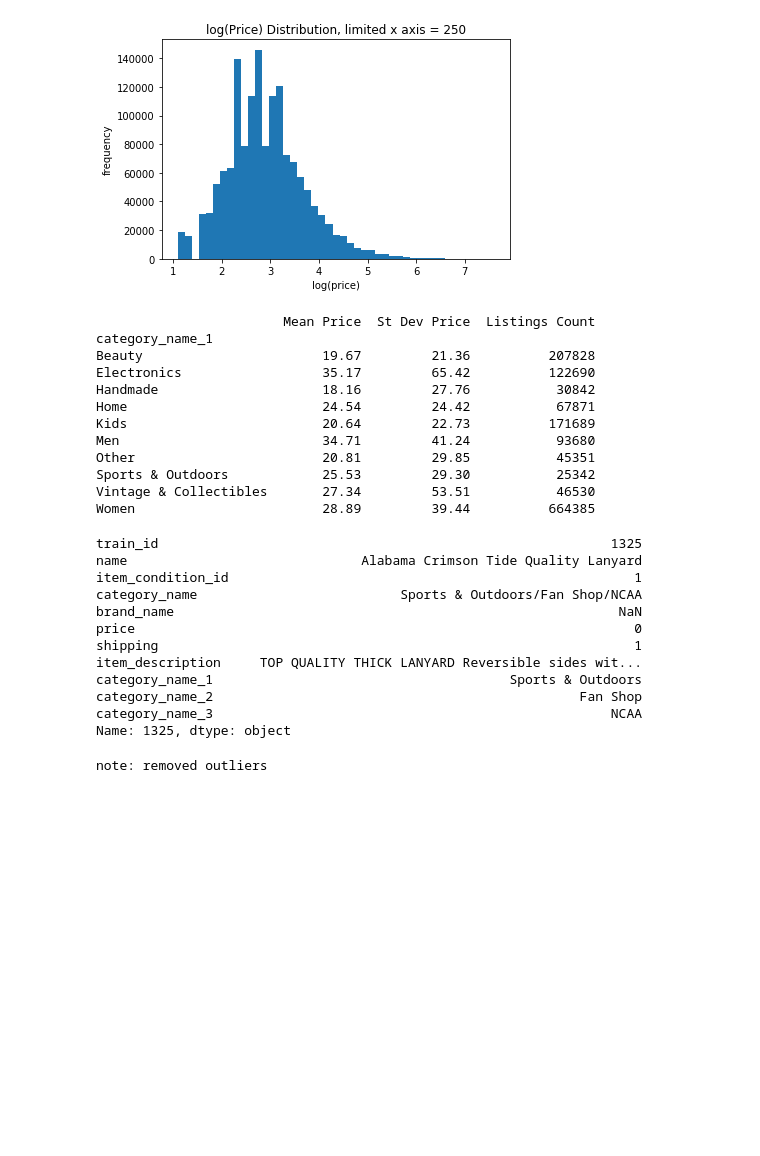
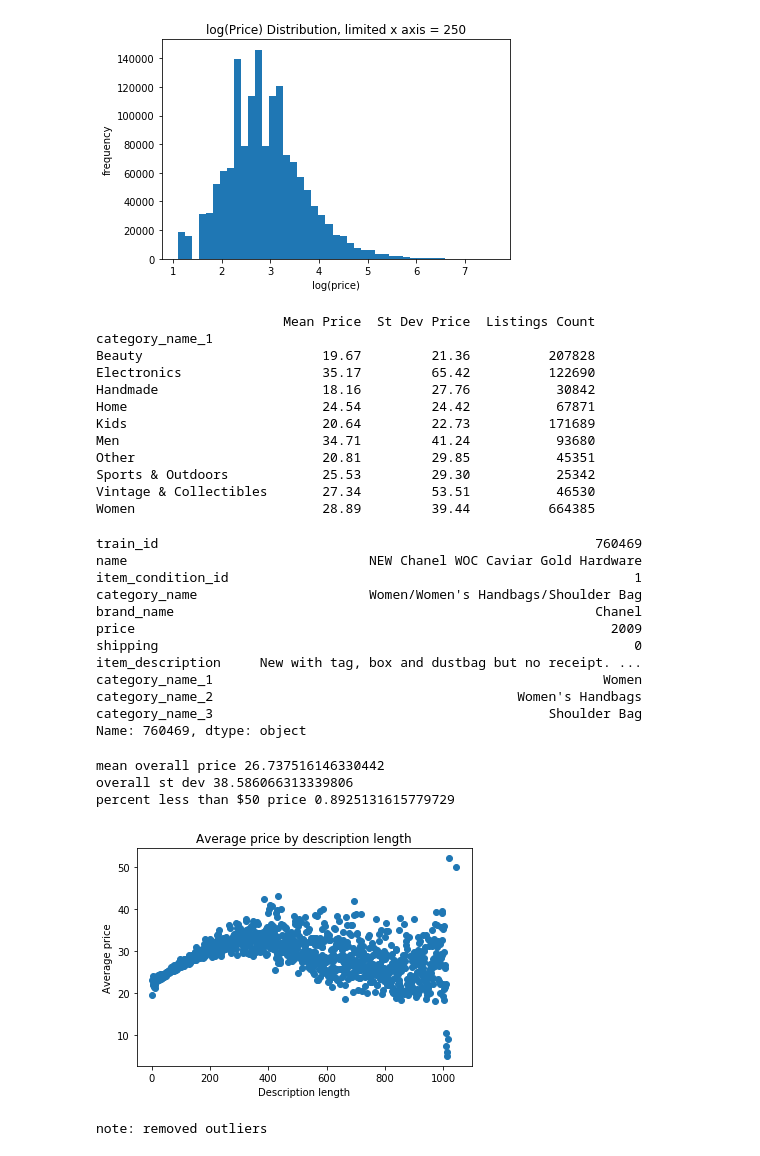
Before and after one commit to andrewredd/mlps-project, a Jupyter notebook: Data_Exploration.ipynb, the cells around one changed output. Cells and saved outputs as stored; diff of their text form; code cells hidden in the pictures; blank space fills up the shorter version.

```diff
--- a/Data_Exploration.ipynb
+++ b/Data_Exploration.ipynb
@@ -123,7 +123,7 @@ summary_category.columns = ['Mean Price', 'St Dev Price', "Listings Count"]
 
 print(round(summary_category , 2))
 train_clean.groupby('category_name_1')['price'].max()
-train_clean.iloc[train_clean['price'].idxmin()]
+train_clean.iloc[train_clean['price'].idxmax()]
 # %% [output]
                         Mean Price  St Dev Price  Listings Count
 category_name_1
@@ -137,18 +137,48 @@ Other                        20.81         29.85           45351
 Sports & Outdoors            25.53         29.30           25342
 Vintage & Collectibles       27.34         53.51           46530
 Women                        28.89         39.44          664385
-train_id                                                          1325
-name                              Alabama Crimson Tide Quality Lanyard
+train_id                                                        760469
+name                               NEW Chanel WOC Caviar Gold Hardware
 item_condition_id                                                    1
-category_name                          Sports & Outdoors/Fan Shop/NCAA
-brand_name                                                         NaN
-price                                                                0
-shipping                                                             1
-item_description     TOP QUALITY THICK LANYARD Reversible sides wit...
-category_name_1                                      Sports & Outdoors
-category_name_2                                               Fan Shop
-category_name_3                                                   NCAA
-Name: 1325, dtype: object
+category_name                      Women/Women's Handbags/Shoulder Bag
+brand_name                                                      Chanel
+price                                                             2009
+shipping                                                             0
+item_description     New with tag, box and dustbag but no receipt. ...
+category_name_1                                                  Women
+category_name_2                                       Women's Handbags
+category_name_3                                           Shoulder Bag
+Name: 760469, dtype: object
+# %%
+print("mean overall price" , train_clean["price"].mean())
+print("overall st dev", train_clean["price"].std())
+
+print("percent less than $50 price", len(train_clean.loc[train_clean['price'] < 50]) / len(train_clean))
+print()
+# %% [output]
+mean overall price 26.737516146330442
+overall st dev 38.586066313339806
+percent less than $50 price 0.8925131615779729
+# %%
+train_clean["desc_len"] = train_clean["item_description"].str.len()
+# %%
+train_clean
+series = train_clean.groupby('desc_len')['price'].mean()
+desc_len = np.sort(train_clean.desc_len.unique())
+
+series.values
+desc_len[:-1]
+
+
+plt.scatter(desc_len[:-1], series.values)
+sns.set
+plt.title("Average price by description length")
+plt.xlabel("Description length")
+plt.ylabel("Average price")
+plt.savefig('Images/price_v_desc_len.png')
+plt.show()
+# %% [output]
+[figure, added]
 # %%
 
 print("note: removed outliers")
```
Also changed, not shown: parts of 2 cells of this notebook, 1 other file.
